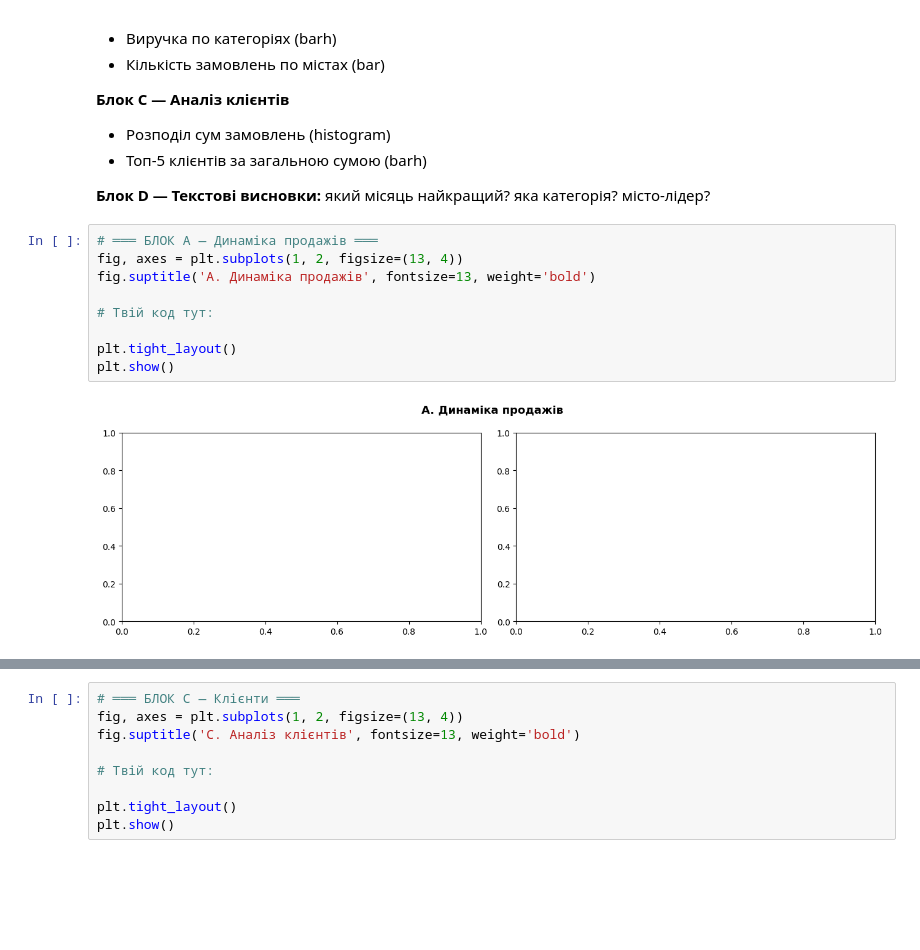
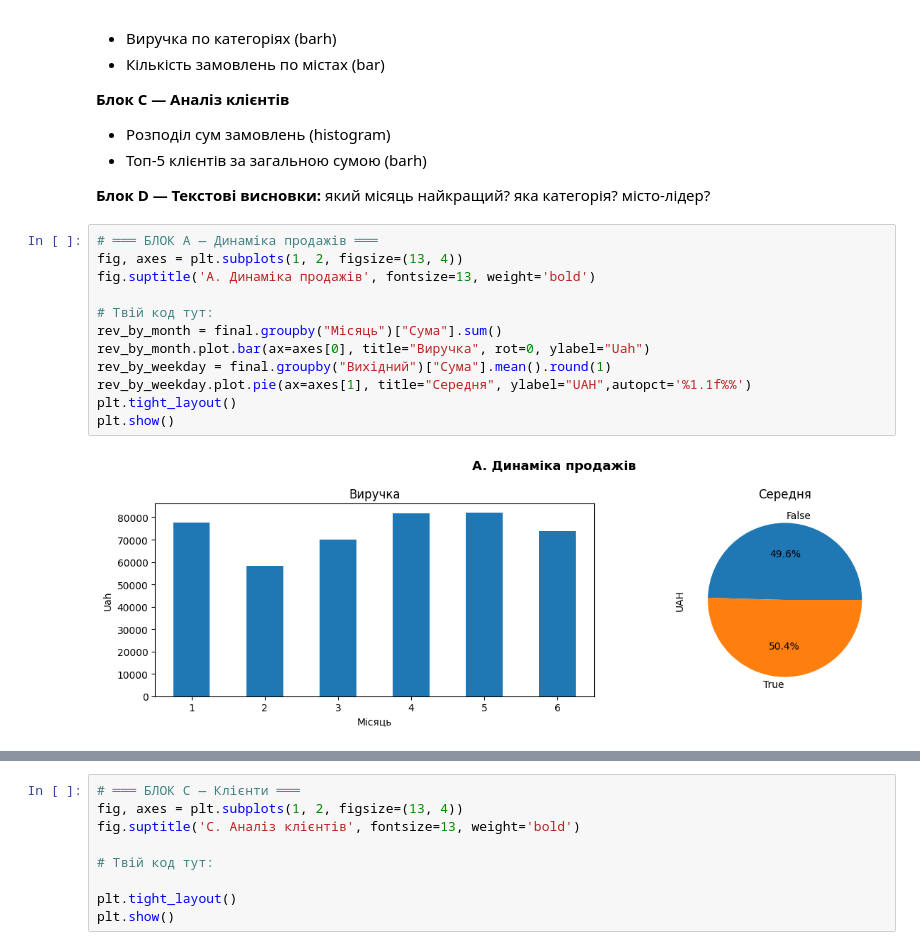
Before and after one commit to T-Svitlichna/DTA_Python, a Jupyter notebook: Lekcia/Nazar_2905026pandas_matplotlib_combined_ua.ipynb, the cells around one changed output, grey strips where cells are left out. Cells and saved outputs as stored; diff of their text form; blank space fills up the shorter version.

```diff
--- a/Lekcia/Nazar_2905026pandas_matplotlib_combined_ua.ipynb
+++ b/Lekcia/Nazar_2905026pandas_matplotlib_combined_ua.ipynb
@@ -1139,14 +1139,17 @@ final.head(6)
 # %%
 # ═══ БЛОК A — Динаміка продажів ═══
 fig, axes = plt.subplots(1, 2, figsize=(13, 4))
 fig.suptitle('A. Динаміка продажів', fontsize=13, weight='bold')
 
 # Твій код тут:
-
+rev_by_month = final.groupby("Місяць")["Сума"].sum()
+rev_by_month.plot.bar(ax=axes[0], title="Виручка", rot=0, ylabel="Uah")
+rev_by_weekday = final.groupby("Вихідний")["Сума"].mean().round(1)
+rev_by_weekday.plot.pie(ax=axes[1], title="Середня", ylabel="UAH",autopct='%1.1f%%')
 plt.tight_layout()
 plt.show()
 # %% [output]
-[figure, old version]
+[figure, new version]
 # %%
 # ═══ БЛОК B — Структура ═══
 fig, axes = plt.subplots(1, 2, figsize=(13, 4))
```
Also changed, not shown: parts of 2 cells of this notebook.
